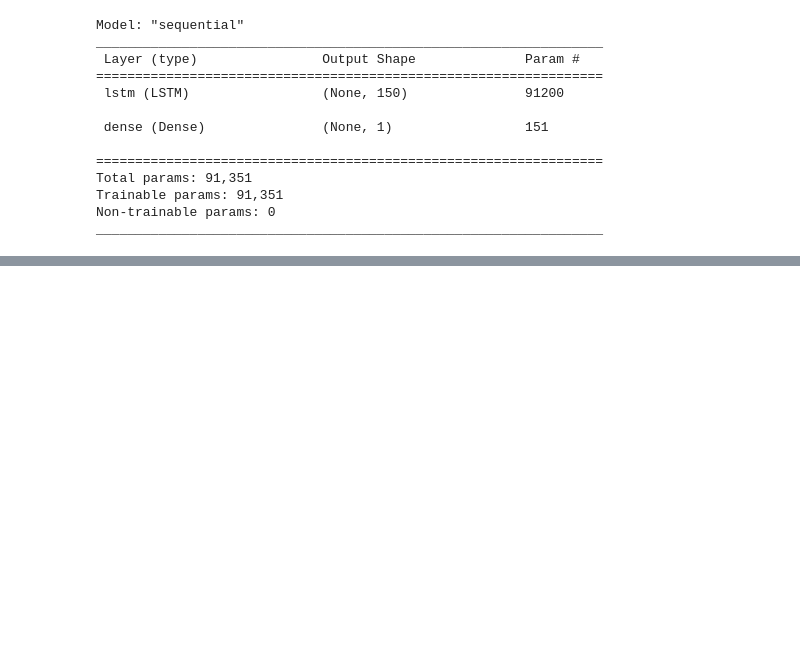
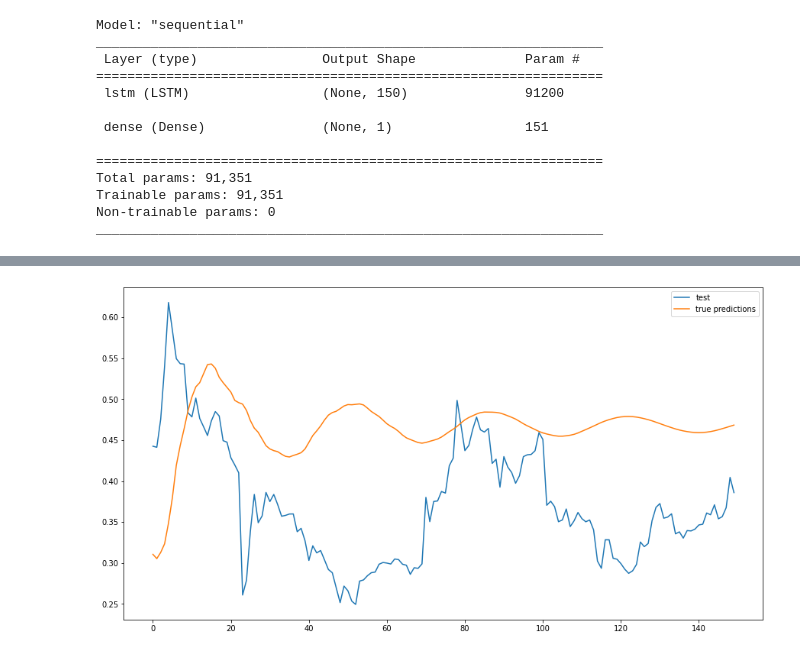
Before and after one commit to amilsiddik/Deep-Learning, a Jupyter notebook: DogePred.ipynb, the cells around one changed output, grey strips where cells are left out. Cells and saved outputs as stored; diff of their text form; code cells hidden in the pictures; blank space fills up the shorter version.

```diff
--- a/DogePred.ipynb
+++ b/DogePred.ipynb
@@ -162,8 +181,11 @@ true_predictions = scaler.inverse_transform(test_predictions)
 # %%
 plt.figure(figsize=(15, 8))
 plt.plot(test, label='original')
 plt.plot(true_predictions, label='predicted')
+plt.legend(['test','true predictions'])
 plt.show()
+# %% [output]
+[figure, added]
 # %%
 from sklearn.metrics import mean_squared_error
 from math import sqrt
```
Also changed, not shown: parts of 4 cells of this notebook.
